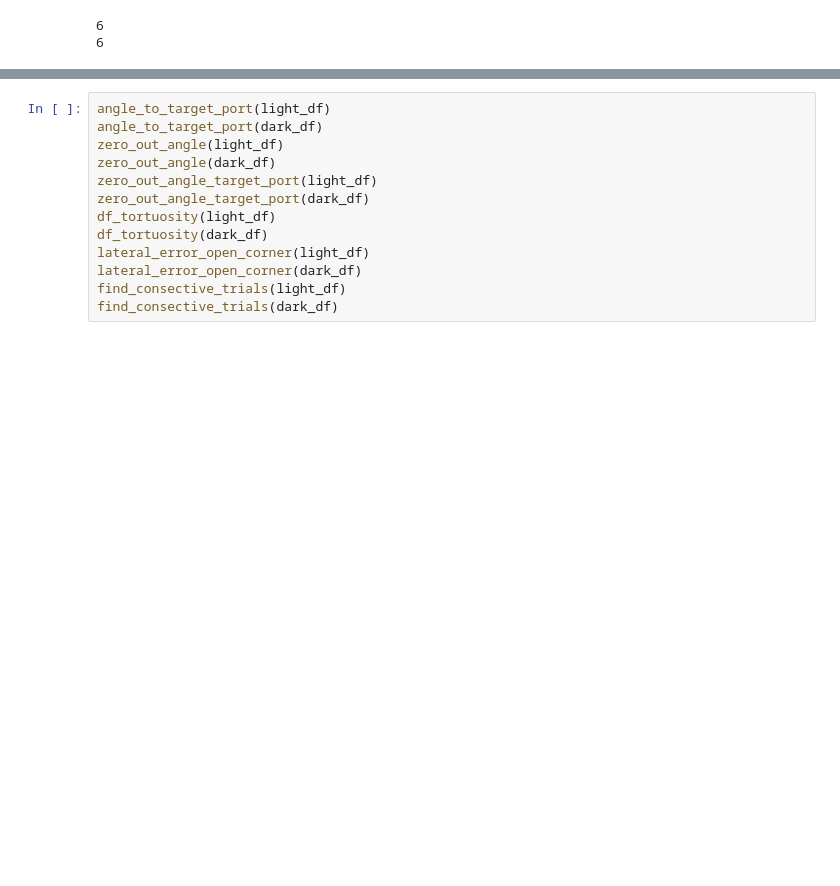
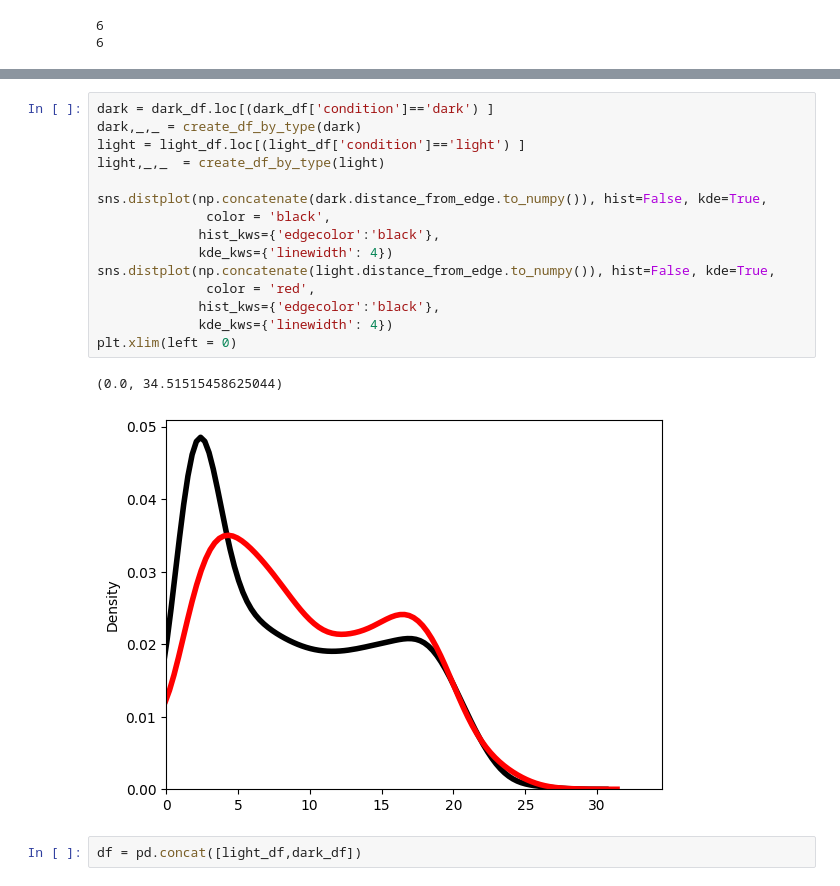
Before and after one commit to msidikpr/obstacle_avoidance, a Jupyter notebook: plots/notebooks/light_dark_plotsipynb.ipynb, the cells around one changed output, grey strips where cells are left out. Saved outputs shown, nothing was run; the diff lists cells and outputs as text; blank space fills up the shorter version.

```diff
--- a/plots/notebooks/light_dark_plotsipynb.ipynb
+++ b/plots/notebooks/light_dark_plotsipynb.ipynb
@@ -71,13 +94,20 @@ NameError: name 'angle_to_target_port' is not defined
-# %%
-angle_to_target_port(light_df)
-angle_to_target_port(dark_df)
-zero_out_angle(light_df)
-zero_out_angle(dark_df)
-zero_out_angle_target_port(light_df)
-zero_out_angle_target_port(dark_df)
-df_tortuosity(light_df)
-df_tortuosity(dark_df)
-lateral_error_open_corner(light_df)
-lateral_error_open_corner(dark_df)
-find_consective_trials(light_df)
-find_consective_trials(dark_df)
+# %%
+dark = dark_df.loc[(dark_df['condition']=='dark') ]
+dark,_,_ = create_df_by_type(dark)
+light = light_df.loc[(light_df['condition']=='light') ]
+light,_,_  = create_df_by_type(light)
+
+sns.distplot(np.concatenate(dark.distance_from_edge.to_numpy()), hist=False, kde=True,
+              color = 'black',
+             hist_kws={'edgecolor':'black'},
+             kde_kws={'linewidth': 4})
+sns.distplot(np.concatenate(light.distance_from_edge.to_numpy()), hist=False, kde=True,
+              color = 'red',
+             hist_kws={'edgecolor':'black'},
+             kde_kws={'linewidth': 4})
+plt.xlim(left = 0)
+# %% [output]
+(0.0, 34.51515458625044)
+[figure, added]
+# %%
+df = pd.concat([light_df,dark_df])
```
Also changed, not shown: parts of 9 cells of this notebook, 8 other files.
